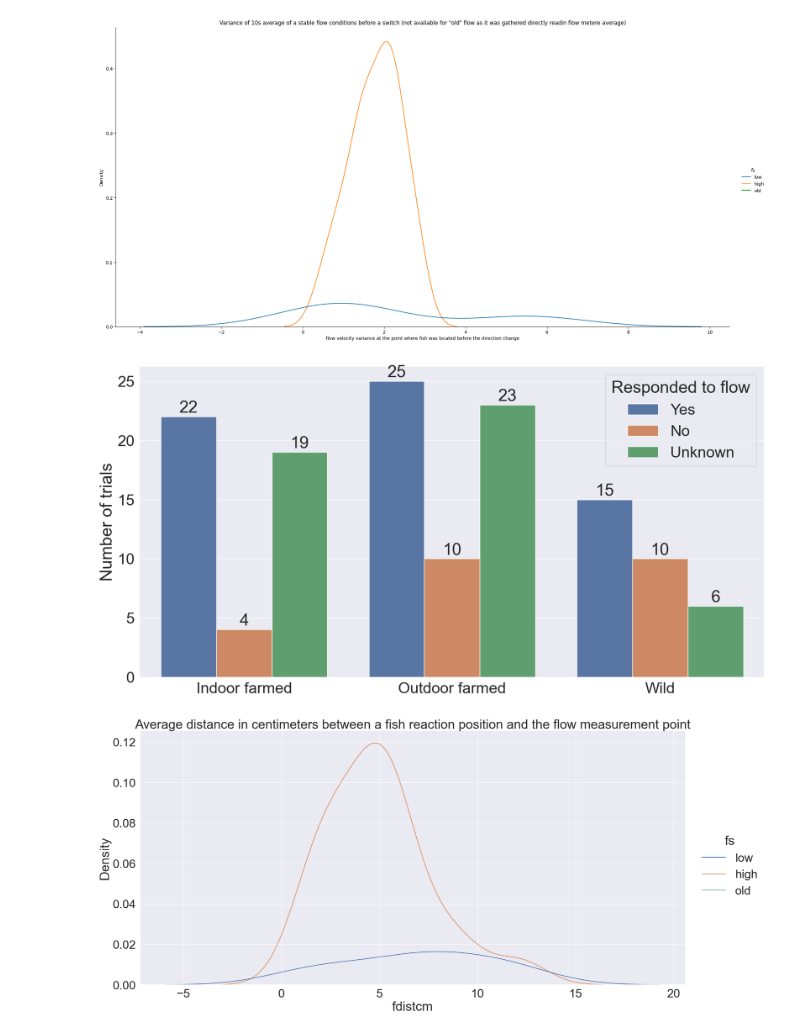
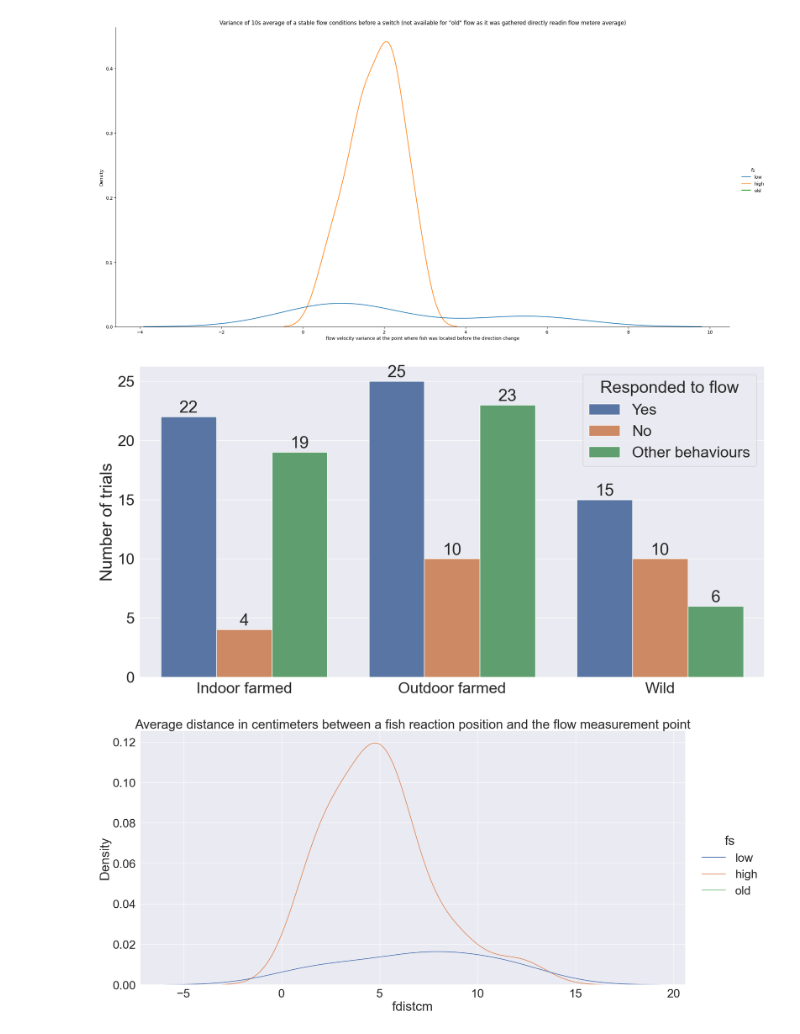
Before and after one commit to mixmixmix/salmon_flow_cues, a Jupyter notebook: flow_fin.ipynb, the cells around one changed output. Saved outputs shown, nothing was run; the diff lists cells and outputs as text; code cells hidden in the pictures.

Commit message:
change label on fig 1, print fig A1

```diff
--- a/flow_fin.ipynb
+++ b/flow_fin.ipynb
@@ -213,35 +210,35 @@ ax = sns.countplot(data=finres,
                    x='fishtype',
                    hue = 'success',
                    hue_order = hue_order,
                    order = ['farmed_in',
                             'farmed_loch',
                             'wild'])
 #ax.set(xlabel='Fish group type', ylabel='Number of trails')
 # Setting labels and legend
 ax.set(xlabel='', ylabel='Number of trials')
 ax.set_xticklabels(['Indoor farmed','Outdoor farmed','Wild'])
-ax.legend(title='Responded to flow', loc='upper right', labels=['Yes', 'No', 'Unknown'])
+ax.legend(title='Responded to flow', loc='upper right', labels=['Yes', 'No', 'Other behaviours'])
 
 # Loop through the bars
 for p in ax.patches:
     # Get the height of the bar (number of data points)
     height = p.get_height()
     # If height is zero, we don't need a label
     if height > 0:
         # Positioning the text on top of the bar
         ax.text(p.get_x() + p.get_width() / 2., height + 0.1,
                 f'{int(height)}', ha='center', va='bottom')
 
 
 ax.spines['right'].set_visible(False)
 ax.spines['left'].set_visible(False)
 ax.spines['top'].set_visible(False)
 ax.spines['bottom'].set_visible(False)
 plt.savefig('figure1.png')
 plt.savefig('figure1.svg')
 plt.show()
 # %% [output]
-[figure, old version]
+[figure, new version]
 # %%
 #Because we had a pump switch mechanical in different room there is a change in how we gather flow data.
 # I measured flow change in time in many points (or not so many) in the flume.
```
Also changed, not shown: parts of 4 cells of this notebook.
